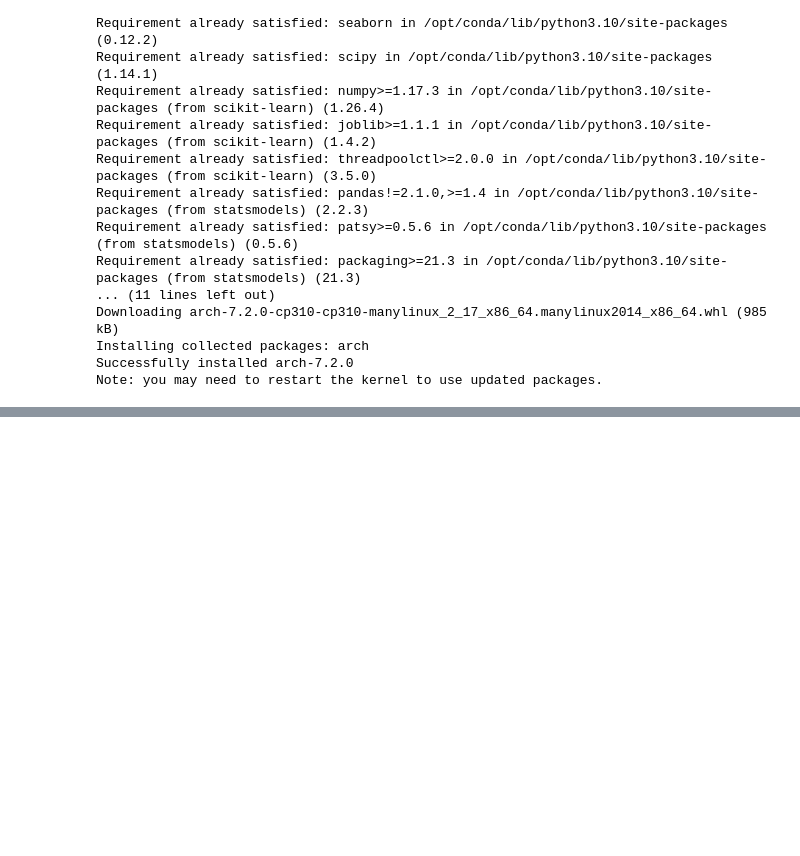
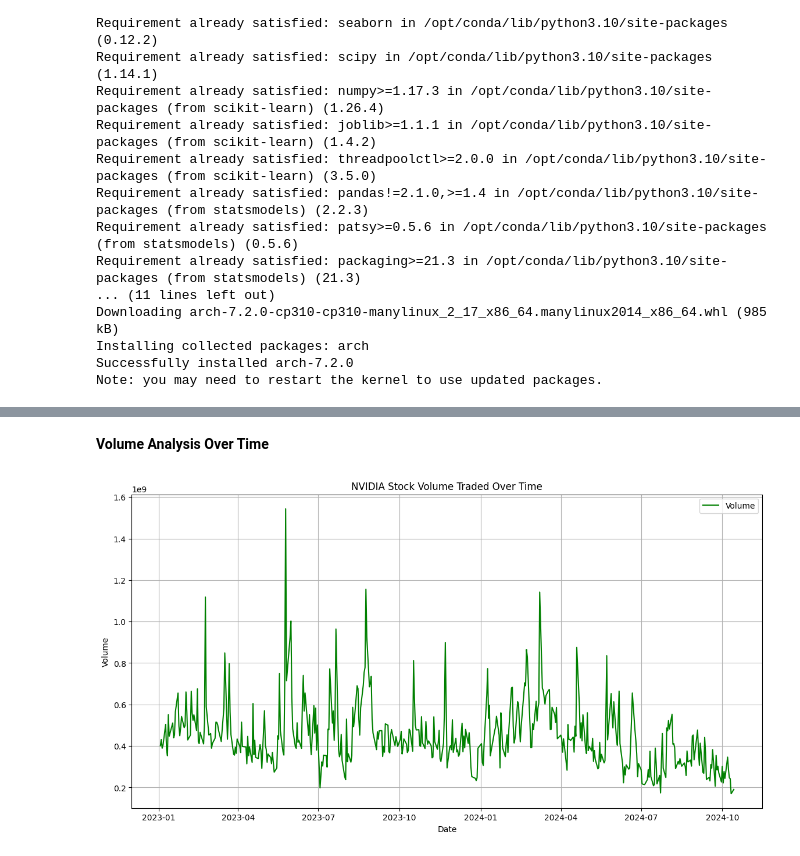
Before and after one commit to mervegb/stock-market-analysis-lstm, a Jupyter notebook: analysis-modeling-nvidia-data.ipynb, the cells around one changed output, grey strips where cells are left out. Saved outputs shown, nothing was run; the diff lists cells and outputs as text; code cells hidden in the pictures; blank space fills up the shorter version.

```diff
--- a/analysis-modeling-nvidia-data.ipynb
+++ b/analysis-modeling-nvidia-data.ipynb
@@ -39,0 +101,13 @@ data.set_index("Date", inplace=True)
+# %% [markdown]
+**Volume Analysis Over Time**
+# %%
+plt.figure(figsize=(14,7))
+plt.plot(data["Volume"], label="Volume", color="green")
+plt.title("NVIDIA Stock Volume Traded Over Time")
+plt.xlabel("Date")
+plt.ylabel("Volume")
+plt.legend()
+plt.grid(True)
+plt.show()
+# %% [output]
+[figure, added]
```
Also changed, not shown: parts of 12 cells of this notebook.
